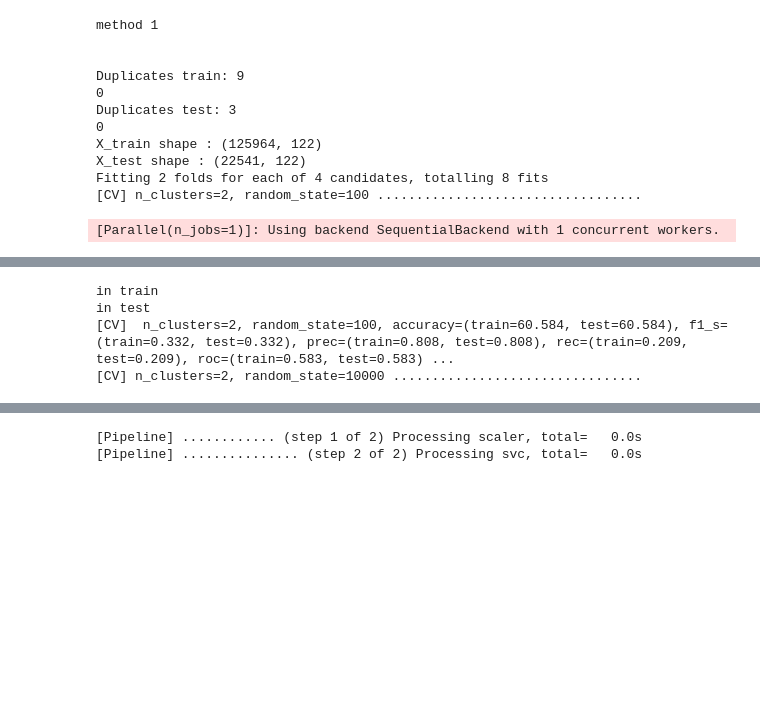
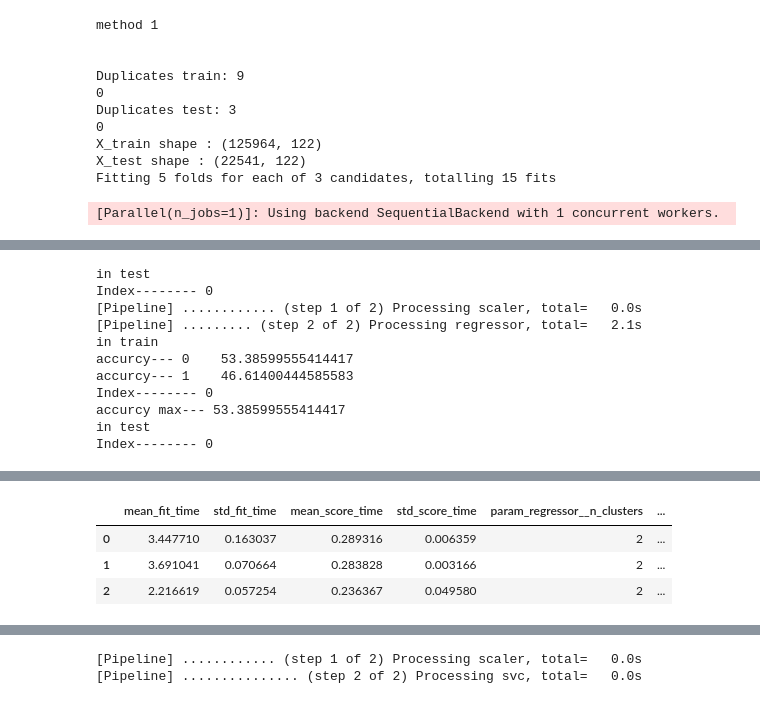
Before and after one commit to Lasitha-Jayawardana/IDS, a Jupyter notebook: EM_NSL.ipynb, the cells around one changed output, grey strips where cells are left out. Cells and saved outputs as stored; diff of their text form; code cells hidden in the pictures; blank space fills up the shorter version.

Commit message:
Scaler function & score function created

```diff
--- a/EM_NSL.ipynb
+++ b/EM_NSL.ipynb
@@ -387,4 +363,9 @@ print(a[1][a[0].index(max(a[0]))])
 # %%
+tmean=None
+tvar=None
+
+
+
 last=1 #test=1
 i_index=-1
 myScore=[]
@@ -407,8 +388,9 @@ def acc_score(actual,prediction,method):
   if (last == 0):
     #testset
     print("in test")
-    myScore.clear
+    myScore.clear()
     cls = i_index
+    print("Index--------",i_index)
     oneVtest =np.array(list(map(oneVsAll, prediction)))
 
     myScore.append(accuracy_score(actual,oneVtest)*100)
@@ -422,11 +404,12 @@ def acc_score(actual,prediction,method):
 
   else:
     #trainset
-    myScore.clear
+    myScore.clear()
     print("in train")
     for i in range(0, n):
       cls=i
       oneVall=np.array(list(map(oneVsAll, prediction)))
+      print("accurcy---",i,"  ",accuracy_score(actual,oneVall)*100)
       m[0].append(accuracy_score(actual,oneVall)*100)
       m[1].append(precision_score(actual,oneVall))
       m[2].append(recall_score(actual,oneVall))
@@ -435,6 +418,7 @@ def acc_score(actual,prediction,method):
 
 
     i_index = m[0].index(max(m[0]))
+    print("Index--------",i_index)
     myScore.append(m[0][i_index])
     myScore.append(m[1][i_index])
     myScore.append(m[2][i_index])
@@ -442,13 +426,25 @@ def acc_score(actual,prediction,method):
     myScore.append(m[4][i_index])
 
     last = 0
-
+    print("accurcy max---",myScore[0])
   return myScore[0]
 
 
-
+b=0
 
 def prec_score(estimator,x,y):
+  global b
+  global tvar
+  global tmean
+  if (b == 0):
+    b=1
+    print(np.shape(x))
+    #print("step 2: ",x)
+    #tmean = estimator['scaler'].mean_
+    #tvar = estimator['scaler'].var_
+    tvar = estimator['scaler']
+    tmean = estimator.get_params()
+    print(np.shape(estimator['scaler'].mean_))
   return myScore[1]
 
 def rec_score(estimator,x,y):
@@ -462,10 +458,10 @@ def roc_score(estimator,x,y):
 
 
 
-print("method 1\n\n")
+
 loadData()
-#df_train.columns
-#print(df_train.groupby('attack_cat')['attack_cat'].count())
+
+
 #balanceClass()
 #print(df_train.groupby('label')['label'].count())
 #addOtherLabel()
@@ -475,25 +471,41 @@ splitData()
 
 X_train, X_test = one_hot_encode(X_train,X_test)
 #X_train,X_test = labelEncoding(X_train,X_test)
-X_train, X_test = scaling(X_train,X_test,StandardScaler())
+#X_train, X_test = scaling(X_train,X_test,StandardScaler())
+#print("step 1: ",X_train)
 #X_train,X_test = runPCA(X_train,X_test,15)
 
+
+
+scalers_to_test = [StandardScaler(), MinMaxScaler(),None]
+params = {'scaler': scalers_to_test,
+        #'reduce_dim__n_components': n_features_to_test,\
+        'regressor__n_clusters': [2],
+        'regressor__random_state':[100]}
+
+pipe = Pipeline(steps=[('scaler', StandardScaler()),('regressor', KMeans())],verbose=1)
+
+
+"""
 rf = KMeans()
 p = Pipeline(steps=[('scaler', StandardScaler()), ('svc', rf)],verbose=3)
 #parameters = {'svc__n_estimators': [10],
 #              'svc__max_features': ['auto','sqrt'], }
-parameters = {'n_clusters': [2,3],
-              'random_state': [100,10000], }
+gs_rf = GridSearchCV(p, parameters, cv=2, scoring=scoring,verbose=3,return_train_score=True,refit=False,n_jobs=1)
+
+parameters = {'svc__n_clusters': [2],
+              'svc__random_state': [100], }
+"""
 scoring = {'accuracy': make_scorer(acc_score,greater_is_better=True,method='acc'),
            'prec': prec_score,
            'rec': rec_score,
            'f1_s': f1_s_score,
           'roc': roc_score}
-gs_rf = GridSearchCV(rf, parameters, cv=2, scoring=scoring,verbose=3,return_train_score=True,refit=False)
 
-gs_rf.fit(X_train,Y_train)
+grid = GridSearchCV(pipe, cv=5, scoring=scoring,param_grid= params,return_train_score=True,refit=False,n_jobs=1, verbose=1)
+grid.fit(X_train,Y_train)
 
-c = pd.DataFrame(gs_rf.cv_results_)
+c = pd.DataFrame(grid.cv_results_)
 c
 # %% [output]
 method 1
@@ -505,6 +517,5 @@ Duplicates test: 3
 0
 X_train shape : (125964, 122)
 X_test shape : (22541, 122)
-Fitting 2 folds for each of 4 candidates, totalling 8 fits
-[CV] n_clusters=2, random_state=100 ..................................
+Fitting 5 folds for each of 3 candidates, totalling 15 fits
 [Parallel(n_jobs=1)]: Using backend SequentialBackend with 1 concurrent workers.
@@ -516,4 +556,11 @@ in test
+in test
+Index-------- 0
+[Pipeline] ............ (step 1 of 2) Processing scaler, total=   0.0s
+[Pipeline] ......... (step 2 of 2) Processing regressor, total=   2.1s
 in train
+accurcy--- 0    53.38599555414417
+accurcy--- 1    46.61400444585583
+Index-------- 0
+accurcy max--- 53.38599555414417
 in test
-[CV]  n_clusters=2, random_state=100, accuracy=(train=60.584, test=60.584), f1_s=(train=0.332, test=0.332), prec=(train=0.808, test=0.808), rec=(train=0.209, test=0.209), roc=(train=0.583, test=0.583) ...
-[CV] n_clusters=2, random_state=10000 ................................
+Index-------- 0
@@ -520,0 +568,4 @@ in test
+|  | mean_fit_time | std_fit_time | mean_score_time | std_score_time | param_regressor__n_clusters | ... |
+| 0 | 3.447710 | 0.163037 | 0.289316 | 0.006359 | 2 | ... |
+| 1 | 3.691041 | 0.070664 | 0.283828 | 0.003166 | 2 | ... |
+| 2 | 2.216619 | 0.057254 | 0.236367 | 0.049580 | 2 | ... |
```
Also changed, not shown: parts of 8 cells of this notebook.
